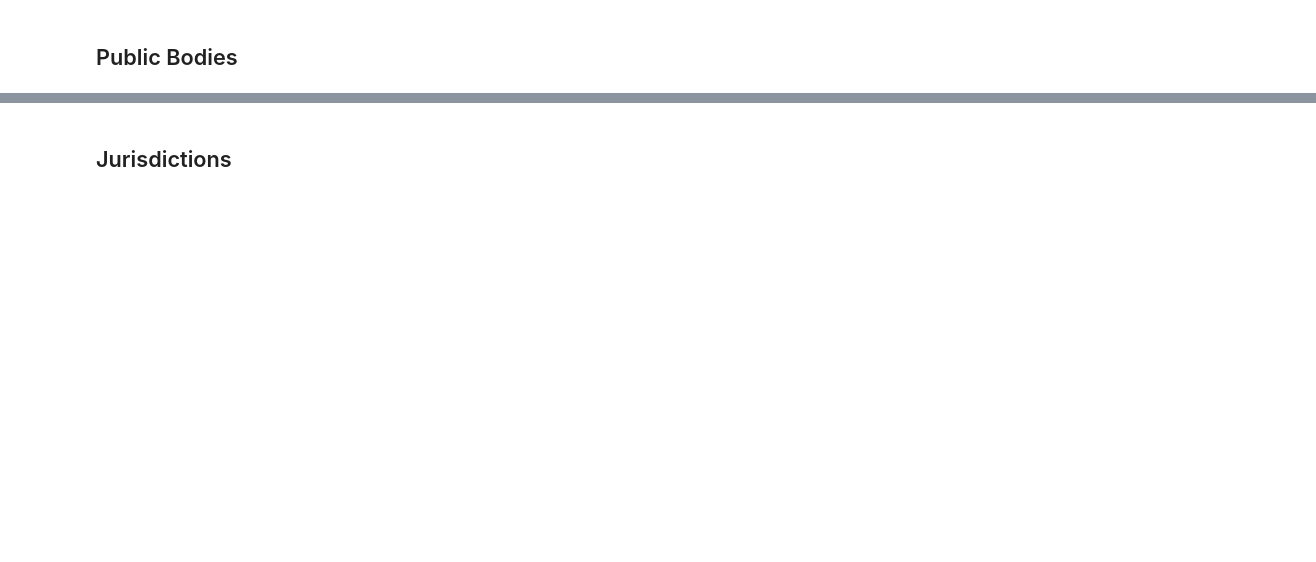
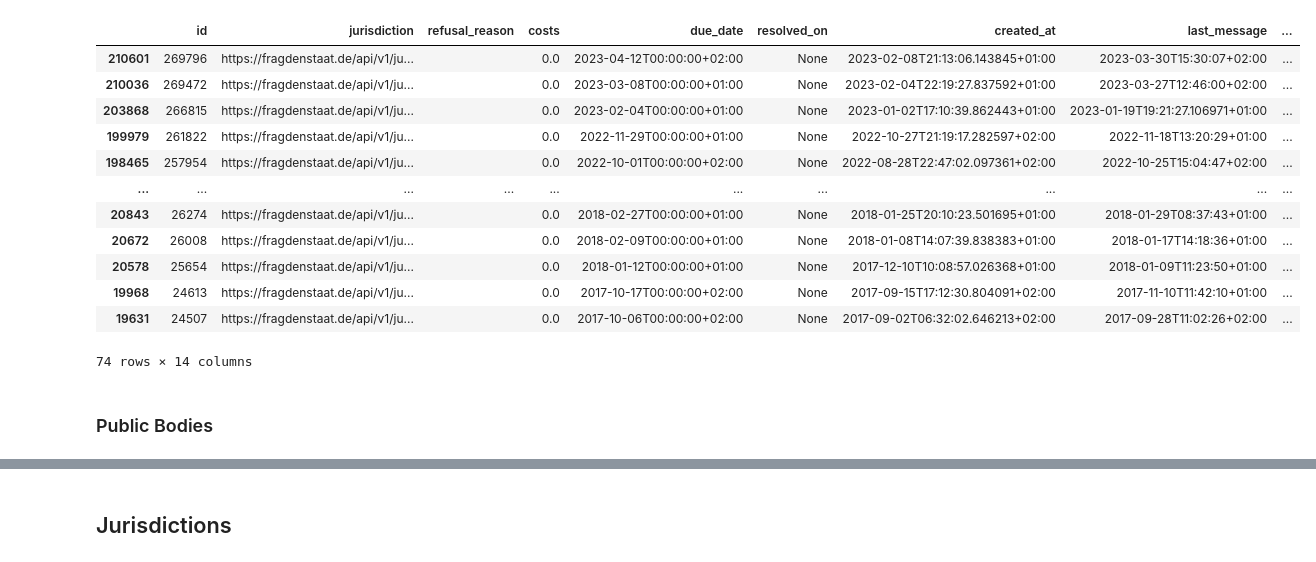
Before and after one commit to CorrelAid/fds_dashboard, a Jupyter notebook: db/python_scripts/pp_test.ipynb, the cells around one changed output, grey strips where cells are left out. Drawn from its saved outputs; the diff is of its cells as text; code cells hidden in the pictures; blank space fills up the shorter version.

```diff
--- a/db/python_scripts/pp_test.ipynb
+++ b/db/python_scripts/pp_test.ipynb
@@ -43,3 +97,27 @@ df[df.id==271506]
+# %%
+df = df.fillna(pd.NA)
+# %%
+df.rename(columns={"jurisdiction": "jurisdiction_id"}, errors="raise", inplace=True)
+# %%
+df.rename(columns={"campaign": "campaign_id"}, errors="raise", inplace=True)
+# %%
+df["campaign_id"] = df["campaign_id"].apply(lambda x: int(x.split("/")[-2]) if x is not None else pd.NA)
+# %%
+df[df.public_body_id==14714]
+# %% [output]
+|  | id | jurisdiction | refusal_reason | costs | due_date | resolved_on | created_at | last_message | ... |
+| 210601 | 269796 | https://fragdenstaat.de/api/v1/ju... |  | 0.0 | 2023-04-12T00:00:00+02:00 | None | 2023-02-08T21:13:06.143845+01:00 | 2023-03-30T15:30:07+02:00 | ... |
+| 210036 | 269472 | https://fragdenstaat.de/api/v1/ju... |  | 0.0 | 2023-03-08T00:00:00+01:00 | None | 2023-02-04T22:19:27.837592+01:00 | 2023-03-27T12:46:00+02:00 | ... |
+| 203868 | 266815 | https://fragdenstaat.de/api/v1/ju... |  | 0.0 | 2023-02-04T00:00:00+01:00 | None | 2023-01-02T17:10:39.862443+01:00 | 2023-01-19T19:21:27.106971+01:00 | ... |
+| 199979 | 261822 | https://fragdenstaat.de/api/v1/ju... |  | 0.0 | 2022-11-29T00:00:00+01:00 | None | 2022-10-27T21:19:17.282597+02:00 | 2022-11-18T13:20:29+01:00 | ... |
+| 198465 | 257954 | https://fragdenstaat.de/api/v1/ju... |  | 0.0 | 2022-10-01T00:00:00+02:00 | None | 2022-08-28T22:47:02.097361+02:00 | 2022-10-25T15:04:47+02:00 | ... |
+| ... | ... | ... | ... | ... | ... | ... | ... | ... | ... |
+| 20843 | 26274 | https://fragdenstaat.de/api/v1/ju... |  | 0.0 | 2018-02-27T00:00:00+01:00 | None | 2018-01-25T20:10:23.501695+01:00 | 2018-01-29T08:37:43+01:00 | ... |
+| 20672 | 26008 | https://fragdenstaat.de/api/v1/ju... |  | 0.0 | 2018-02-09T00:00:00+01:00 | None | 2018-01-08T14:07:39.838383+01:00 | 2018-01-17T14:18:36+01:00 | ... |
+| 20578 | 25654 | https://fragdenstaat.de/api/v1/ju... |  | 0.0 | 2018-01-12T00:00:00+01:00 | None | 2017-12-10T10:08:57.026368+01:00 | 2018-01-09T11:23:50+01:00 | ... |
+| 19968 | 24613 | https://fragdenstaat.de/api/v1/ju... |  | 0.0 | 2017-10-17T00:00:00+02:00 | None | 2017-09-15T17:12:30.804091+02:00 | 2017-11-10T11:42:10+01:00 | ... |
+| 19631 | 24507 | https://fragdenstaat.de/api/v1/ju... |  | 0.0 | 2017-10-06T00:00:00+02:00 | None | 2017-09-02T06:32:02.646213+02:00 | 2017-09-28T11:02:26+02:00 | ... |
+74 rows × 14 columns
 # %% [markdown]
-## Public Bodies
+### Public Bodies
 # %%
```
Also changed, not shown: parts of 37 cells of this notebook, 9 other files.
